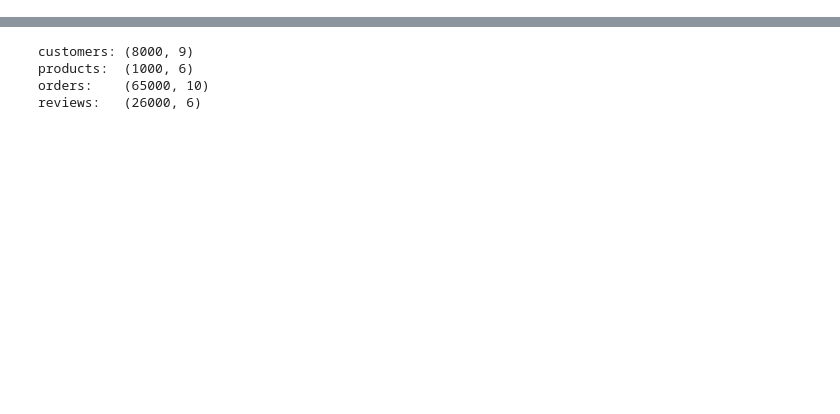
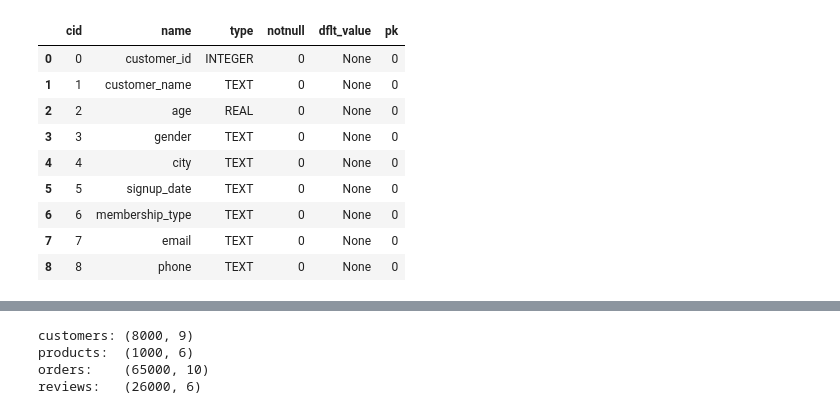
Before and after one commit to Muhammad-Zaid-Ul-Haq/Last_hackathon, a Jupyter notebook: Hackathon.ipynb, the cells around one changed output, grey strips where cells are left out. Drawn from its saved outputs; the diff is of its cells as text; code cells hidden in the pictures; blank space fills up the shorter version.

```diff
--- a/Hackathon.ipynb
+++ b/Hackathon.ipynb
@@ -59,0 +72,13 @@ conn
+# %%
+pd.read_sql_query("PRAGMA table_info(customers)", conn)
+# %% [output]
+|  | cid | name | type | notnull | dflt_value | pk |
+| 0 | 0 | customer_id | INTEGER | 0 | None | 0 |
+| 1 | 1 | customer_name | TEXT | 0 | None | 0 |
+| 2 | 2 | age | REAL | 0 | None | 0 |
+| 3 | 3 | gender | TEXT | 0 | None | 0 |
+| 4 | 4 | city | TEXT | 0 | None | 0 |
+| 5 | 5 | signup_date | TEXT | 0 | None | 0 |
+| 6 | 6 | membership_type | TEXT | 0 | None | 0 |
+| 7 | 7 | email | TEXT | 0 | None | 0 |
+| 8 | 8 | phone | TEXT | 0 | None | 0 |
```
Also changed, not shown: parts of 77 cells of this notebook, 10 other files.
